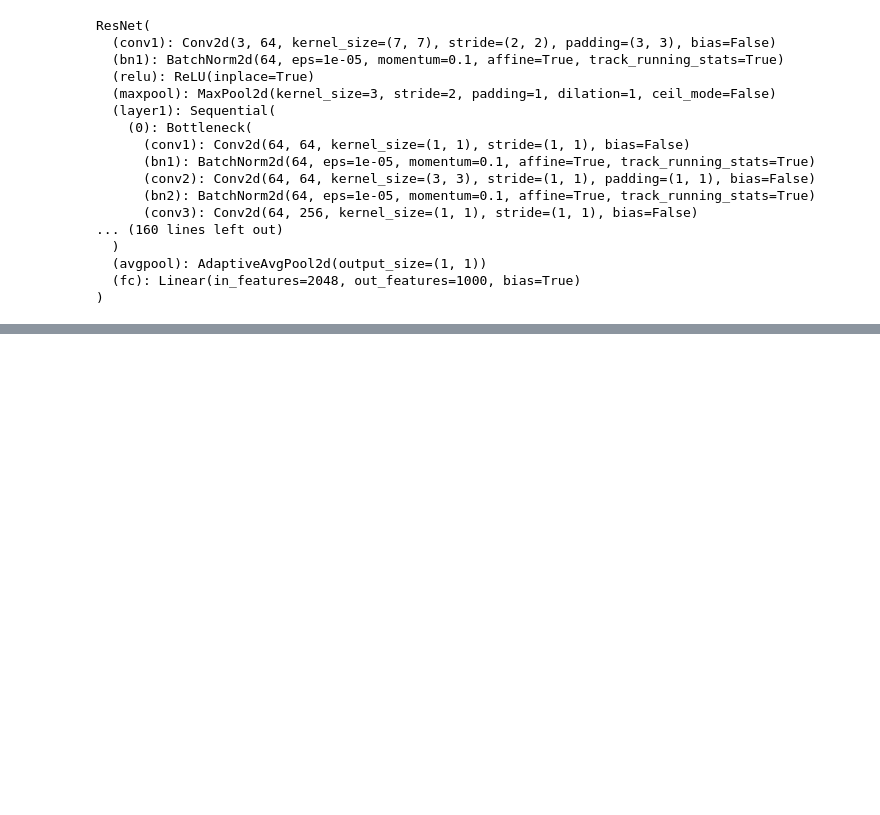
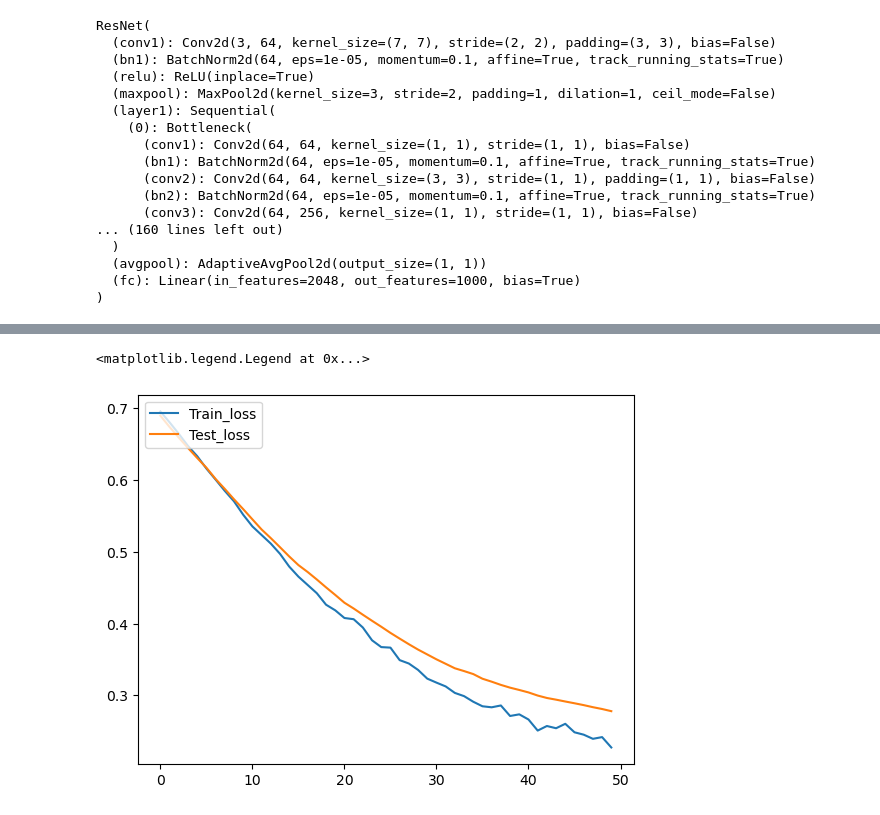
Before and after one commit to Tuchsanai/DL-FOR-COMPUTER-VISION, a Jupyter notebook: week10/03_all.ipynb, the cells around one changed output, grey strips where cells are left out. Cells and saved outputs as stored; diff of their text form; code cells hidden in the pictures; blank space fills up the shorter version.

```diff
--- a/week10/03_all.ipynb
+++ b/week10/03_all.ipynb
@@ -208,7 +207,7 @@ train_dataset = Dataset(df_train_data, transforms=data_transforms['train'])
 train_loader = DataLoader(train_dataset, batch_size=CONFIG['train_batch_size'], num_workers=0, shuffle=True, drop_last=True)
 
 val_dataset = Dataset(df_val_data, transforms=data_transforms['validation'])
-val_loader = DataLoader(val_dataset, batch_size= CONFIG["test_batch_size"], num_workers=2, shuffle=False, drop_last= False)
+val_loader = DataLoader(val_dataset, batch_size= CONFIG["test_batch_size"], num_workers=0, shuffle=False, drop_last= False)
 # %%
 count = 1
 for X in train_loader :
@@ -259,6 +256,4 @@ for param in net.parameters():
 net.fc = nn.Sequential(
                nn.Linear(2048, 128),
                nn.ReLU(inplace=True),
-               nn.Linear(128, 2)).to(device)
-
-net.to(device)
+               nn.Linear(128, 2))
@@ -363,0 +397,7 @@ plt.plot(training_Acc)
+# %%
+plt.plot(Train_loss)
+plt.plot(Test_Loss)
+plt.legend(['Train_loss', 'Test_loss'], loc='upper left')
+# %% [output]
+<matplotlib.legend.Legend at 0x...>
+[figure, added]
```
Also changed, not shown: parts of 16 cells of this notebook.
